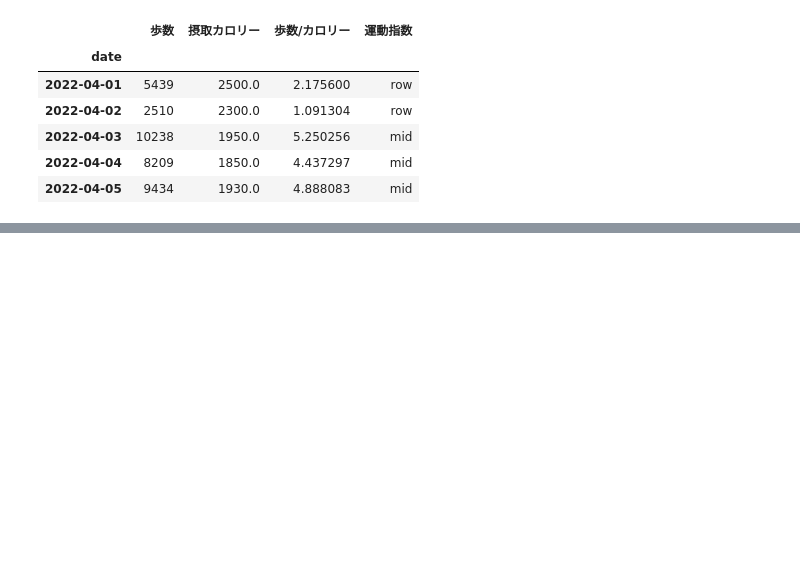
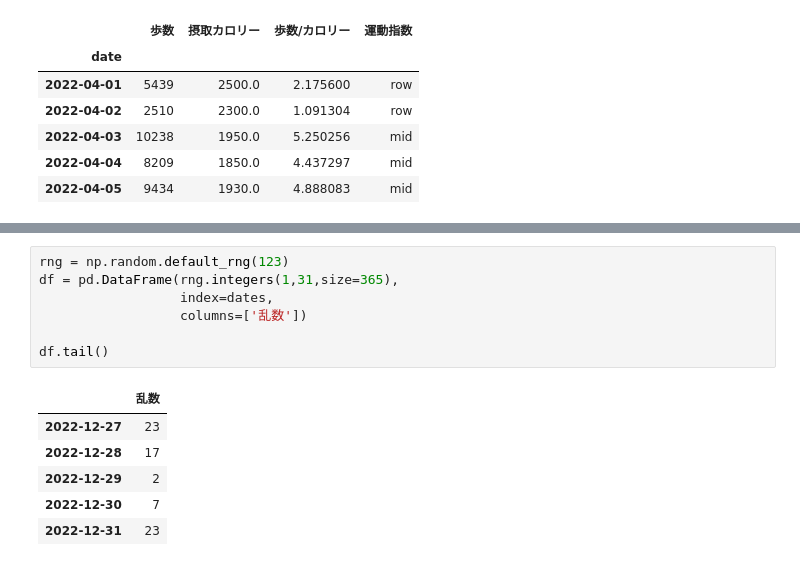
Before and after one commit to phonon-py/ZTest_ws, a Jupyter notebook: data_analysis.ipynb, the cells around one changed output, grey strips where cells are left out. Drawn from its saved outputs; the diff is of its cells as text; blank space fills up the shorter version.

```diff
--- a/data_analysis.ipynb
+++ b/data_analysis.ipynb
@@ -5012,0 +5087,14 @@ df.head()
+# %%
+rng = np.random.default_rng(123)
+df = pd.DataFrame(rng.integers(1,31,size=365),
+                  index=dates,
+                  columns=['乱数'])
+
+df.tail()
+# %% [output]
+|  | 乱数 |
+| 2022-12-27 | 23 |
+| 2022-12-28 | 17 |
+| 2022-12-29 | 2 |
+| 2022-12-30 | 7 |
+| 2022-12-31 | 23 |
```
Also changed, not shown: parts of 11 cells of this notebook.
